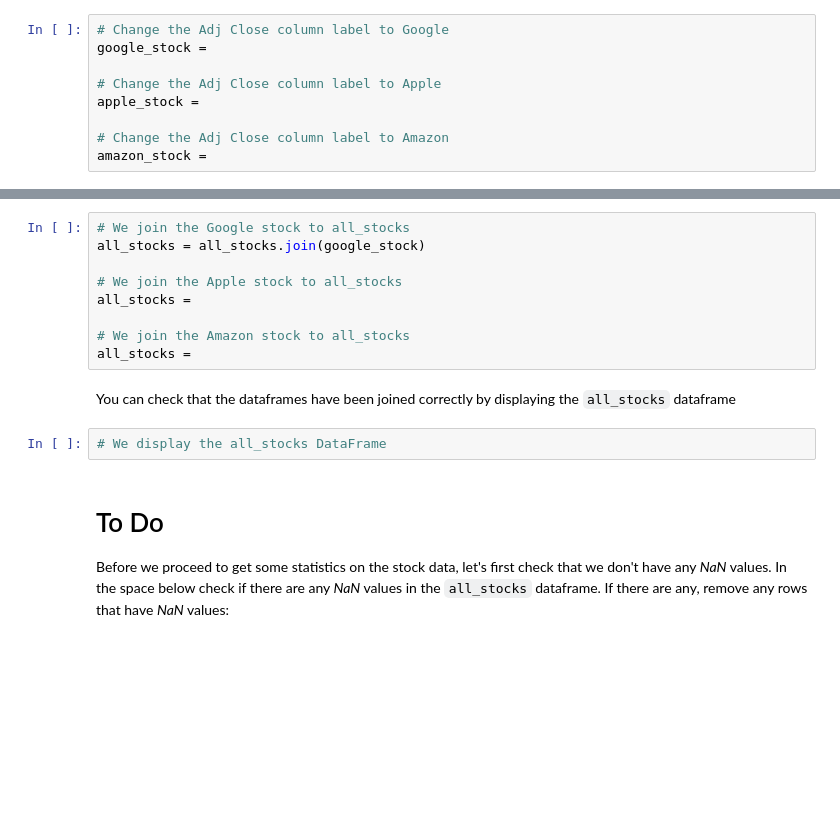
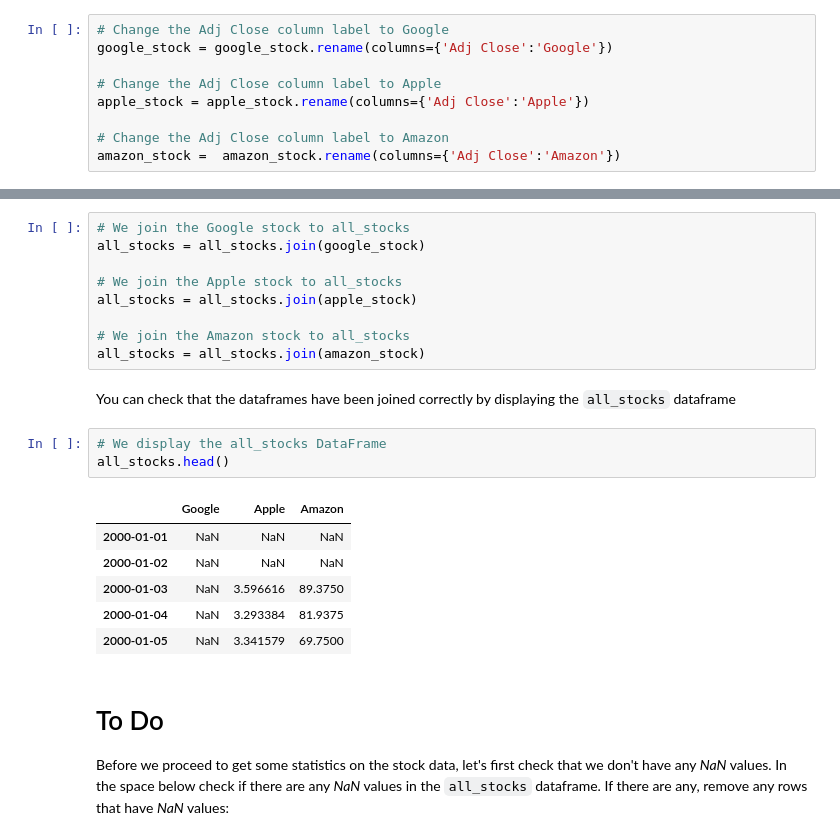
Before and after one commit to suadikhasen/python-pandas-mini-project, a Jupyter notebook: Statistics from Stock Data.ipynb, the cells around one changed output, grey strips where cells are left out. Saved outputs shown, nothing was run; the diff lists cells and outputs as text; blank space fills up the shorter version.

Commit message:
stock data staticstics finished

```diff
--- a/Statistics from Stock Data.ipynb
+++ b/Statistics from Stock Data.ipynb
@@ -92,10 +92,10 @@ all_stocks = pd.DataFrame(index = dates)
 You will now join the the individual DataFrames, `google_stock`, `apple_stock`, and `amazon_stock`, to the `all_stocks` DataFrame. However, before you do this, it is necessary that you change the name of the columns in each of the three dataframes. This is because the column labels in the `all_stocks` dataframe must be unique. Since all the columns in the individual dataframes have the same name, `Adj Close`, we must change them to the stock name before joining them. In the space below change the column label `Adj Close` of each individual dataframe to the name of the corresponding stock. You can do this by using the `pd.DataFrame.rename()` function.
 # %%
 # Change the Adj Close column label to Google
-google_stock =
+google_stock = google_stock.rename(columns={'Adj Close':'Google'})
 
 # Change the Adj Close column label to Apple
-apple_stock =
+apple_stock = apple_stock.rename(columns={'Adj Close':'Apple'})
 
 # Change the Adj Close column label to Amazon
-amazon_stock =
+amazon_stock =  amazon_stock.rename(columns={'Adj Close':'Amazon'})
@@ -116,14 +141,22 @@ Now that we have unique column labels, we can join the individual DataFrames to
 all_stocks = all_stocks.join(google_stock)
 
 # We join the Apple stock to all_stocks
-all_stocks =
+all_stocks = all_stocks.join(apple_stock)
 
 # We join the Amazon stock to all_stocks
-all_stocks =
+all_stocks = all_stocks.join(amazon_stock)
 # %% [markdown]
 You can check that the dataframes have been joined correctly by displaying the `all_stocks`  dataframe
 # %%
 # We display the all_stocks DataFrame
+all_stocks.head()
+# %% [output]
+|  | Google | Apple | Amazon |
+| 2000-01-01 | NaN | NaN | NaN |
+| 2000-01-02 | NaN | NaN | NaN |
+| 2000-01-03 | NaN | 3.596616 | 89.3750 |
+| 2000-01-04 | NaN | 3.293384 | 81.9375 |
+| 2000-01-05 | NaN | 3.341579 | 69.7500 |
 # %% [markdown]
 # To Do
 
```
Also changed, not shown: parts of 11 cells of this notebook.
